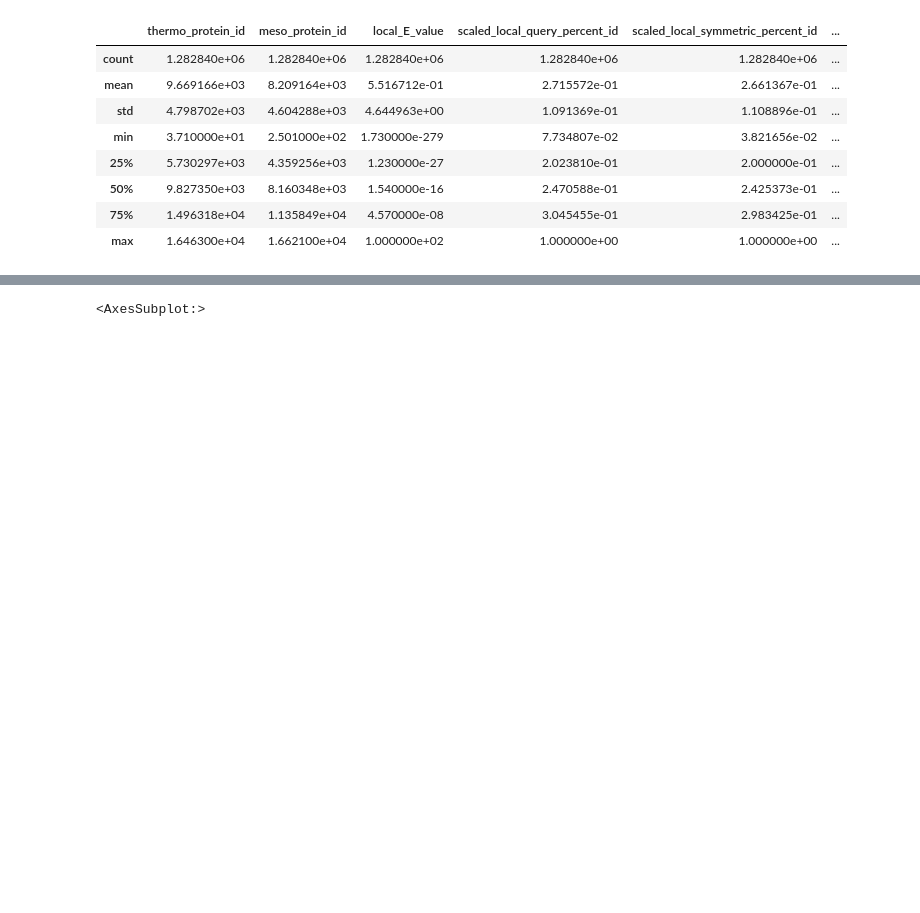
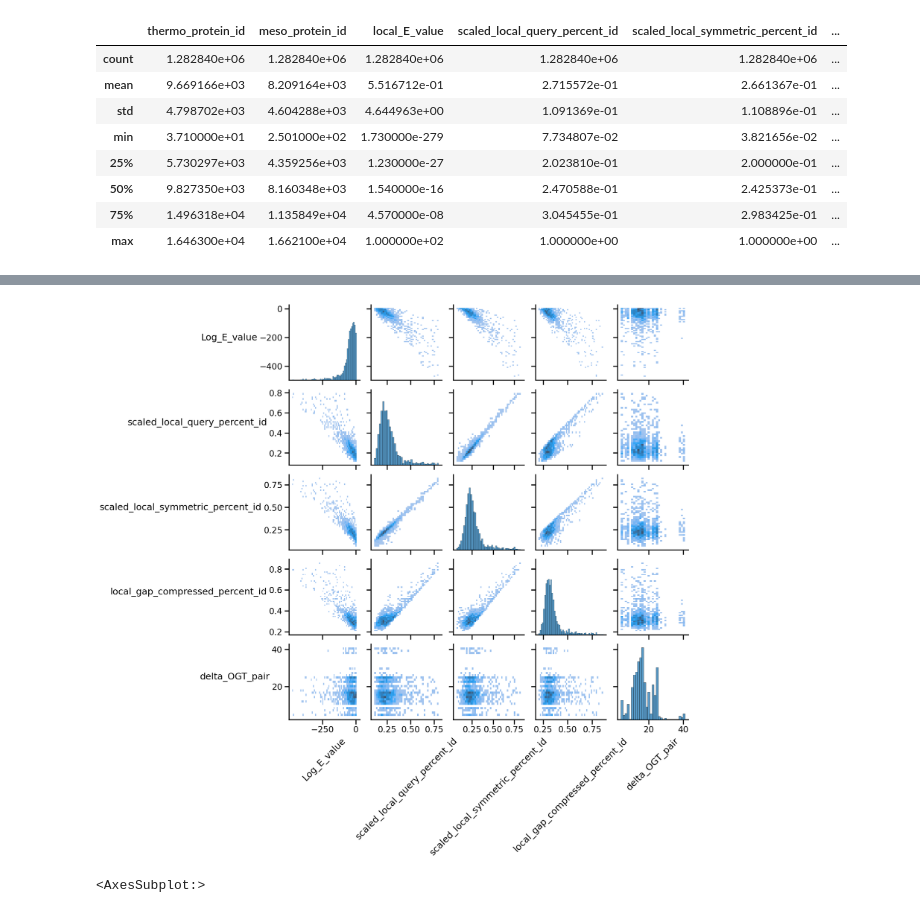
Before and after one commit to BeckResearchLab/learn2thermDB, a Jupyter notebook: notebooks/Plotting_HA.ipynb, the cells around one changed output, grey strips where cells are left out. Drawn from its saved outputs; the diff is of its cells as text; code cells hidden in the pictures; blank space fills up the shorter version.

```diff
--- a/notebooks/Plotting_HA.ipynb
+++ b/notebooks/Plotting_HA.ipynb
@@ -228,3 +257,14 @@ ValueError: cannot reindex on an axis with duplicate labels
+# %%
+g2 = sns.pairplot(df_AllProPair.sample(1500), vars = ['Log_E_value','scaled_local_query_percent_id','scaled_local_symmetric_percent_id','local_gap_compressed_percent_id', 'delta_OGT_pair'], kind="hist")
+for ax in g2.axes.flatten():
+    # rotate x axis labels
+    ax.set_xlabel(ax.get_xlabel(), rotation = 45)
+    # rotate y axis labels
+    ax.set_ylabel(ax.get_ylabel(), rotation = 0)
+    # set y labels alignment
+    ax.yaxis.get_label().set_horizontalalignment('right')
+# %% [output]
+[figure, added]
 # %%
 cormat=df_AllProPair[['Log_E_value','scaled_local_query_percent_id','scaled_local_symmetric_percent_id','local_gap_compressed_percent_id','delta_OGT_pair']].corr()
 sns.heatmap(cormat, linewidth=0.75, fmt=".1f", cmap='coolwarm')
```
Also changed, not shown: parts of 35 cells of this notebook.
